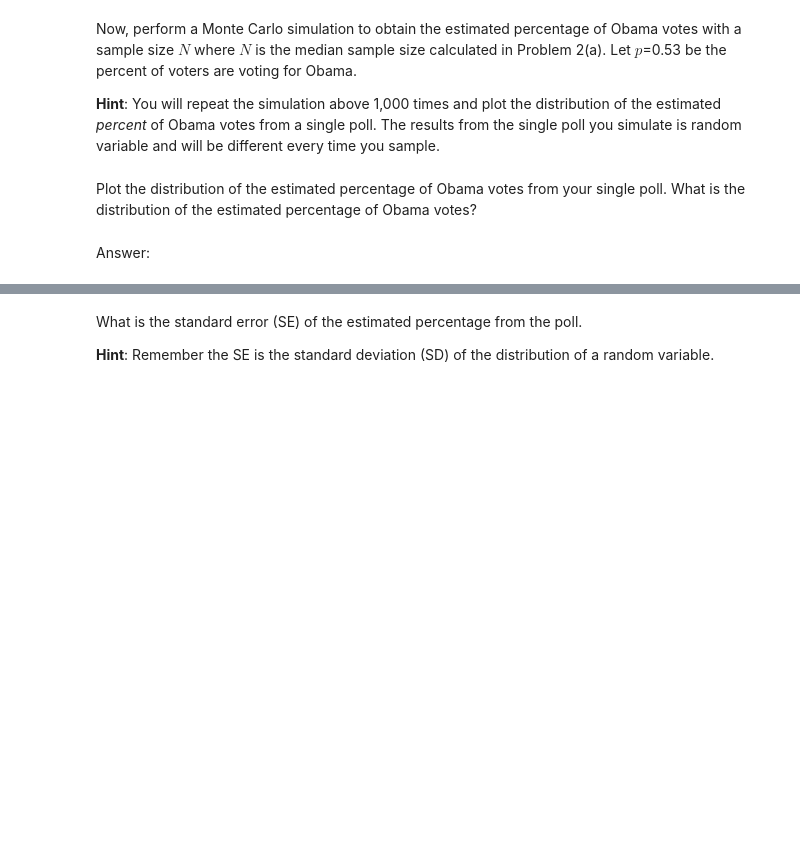
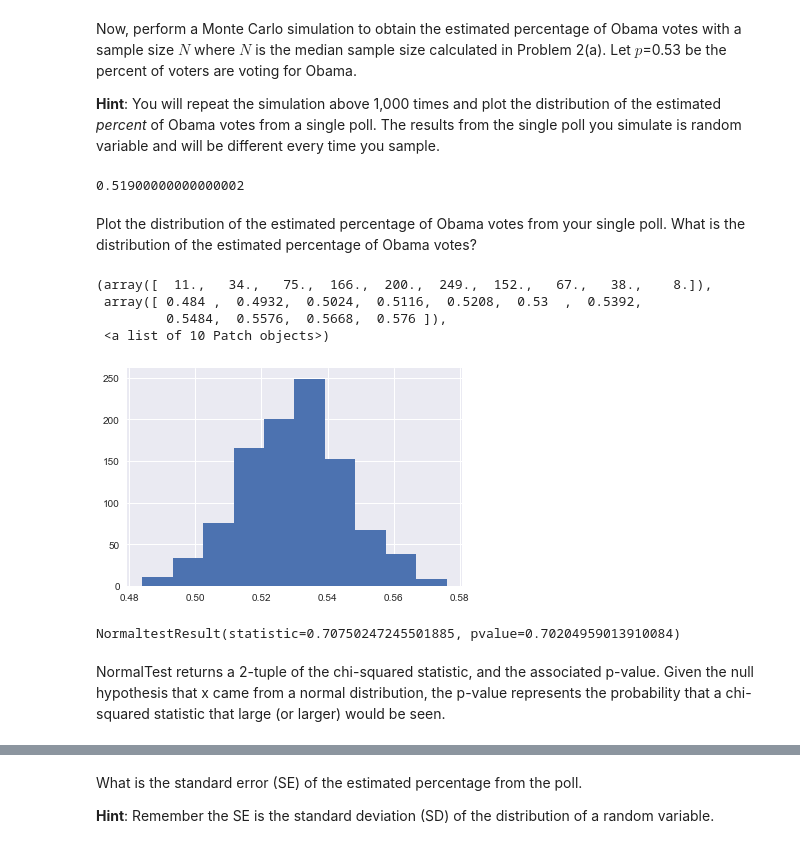
Before and after one commit to matkalinowski/cs-109, a Jupyter notebook: HW2.ipynb, the cells around one changed output, grey strips where cells are left out. Drawn from its saved outputs; the diff is of its cells as text; code cells hidden in the pictures; blank space fills up the shorter version.

```diff
--- a/HW2.ipynb
+++ b/HW2.ipynb
@@ -181,2 +342,13 @@ Now, perform a Monte Carlo simulation to obtain the estimated percentage of Obam
+# %%
+sampleSize = 1000
+p = 0.53
+np.mean(np.random.binomial(1, p, size = sampleSize))
+# %% [output]
+0.51900000000000002
+# %%
+p = 0.53
+sampleSize = 1000
+function = lambda x: np.mean(np.random.binomial(1, p, size = sampleSize))
+simulation = list(map(function, range(sampleSize)))
 # %% [markdown]
 Plot the distribution of the estimated percentage of Obama votes from your single poll. What is the distribution of the estimated percentage of Obama votes?
@@ -185,2 +355,14 @@ Plot the distribution of the estimated percentage of Obama votes from your singl
-# %% [markdown]
-Answer:
+# %%
+plt.hist(simulation)
+# %% [output]
+(array([  11.,   34.,   75.,  166.,  200.,  249.,  152.,   67.,   38.,    8.]),
+ array([ 0.484 ,  0.4932,  0.5024,  0.5116,  0.5208,  0.53  ,  0.5392,
+         0.5484,  0.5576,  0.5668,  0.576 ]),
+ <a list of 10 Patch objects>)
+[figure, added]
+# %%
+stats.normaltest(simulation)
+# %% [output]
+NormaltestResult(statistic=0.70750247245501885, pvalue=0.70204959013910084)
+# %% [markdown]
+NormalTest returns a 2-tuple of the chi-squared statistic, and the associated p-value. Given the null hypothesis that x came from a normal distribution, the p-value represents the probability that a chi-squared statistic that large (or larger) would be seen.
```
Also changed, not shown: parts of 111 cells of this notebook, 1 other file.
